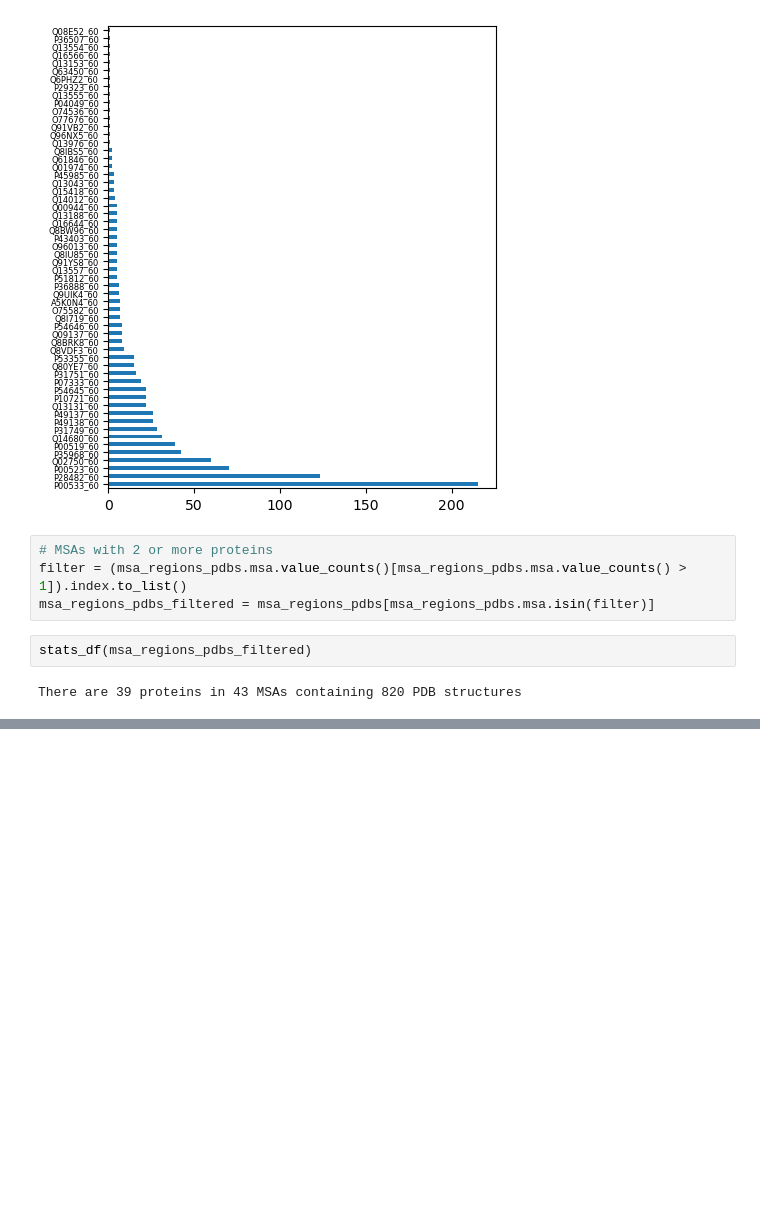
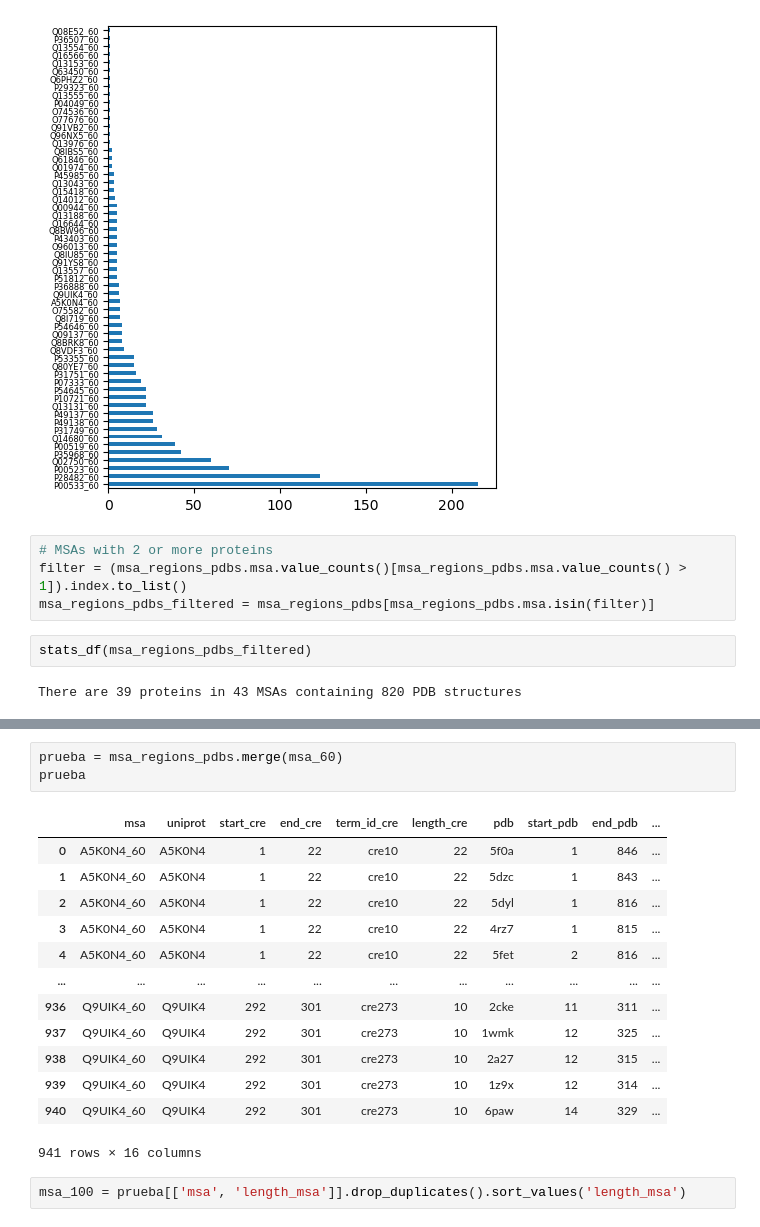
Before and after one commit to alvaro-2/cis-reg, a Jupyter notebook: scripts/map_pdb_orthologs.ipynb, the cells around one changed output, grey strips where cells are left out. Drawn from its saved outputs; the diff is of its cells as text; blank space fills up the shorter version.

```diff
--- a/scripts/map_pdb_orthologs.ipynb
+++ b/scripts/map_pdb_orthologs.ipynb
@@ -355,0 +360,19 @@ msa_regions_pdbs_filtered[msa_regions_pdbs_filtered.pdb.isin(['1z9x', '1wmk', '6
+# %%
+prueba = msa_regions_pdbs.merge(msa_60)
+prueba
+# %% [output]
+|  | msa | uniprot | start_cre | end_cre | term_id_cre | length_cre | pdb | start_pdb | end_pdb | ... |
+| 0 | A5K0N4_60 | A5K0N4 | 1 | 22 | cre10 | 22 | 5f0a | 1 | 846 | ... |
+| 1 | A5K0N4_60 | A5K0N4 | 1 | 22 | cre10 | 22 | 5dzc | 1 | 843 | ... |
+| 2 | A5K0N4_60 | A5K0N4 | 1 | 22 | cre10 | 22 | 5dyl | 1 | 816 | ... |
+| 3 | A5K0N4_60 | A5K0N4 | 1 | 22 | cre10 | 22 | 4rz7 | 1 | 815 | ... |
+| 4 | A5K0N4_60 | A5K0N4 | 1 | 22 | cre10 | 22 | 5fet | 2 | 816 | ... |
+| ... | ... | ... | ... | ... | ... | ... | ... | ... | ... | ... |
+| 936 | Q9UIK4_60 | Q9UIK4 | 292 | 301 | cre273 | 10 | 2cke | 11 | 311 | ... |
+| 937 | Q9UIK4_60 | Q9UIK4 | 292 | 301 | cre273 | 10 | 1wmk | 12 | 325 | ... |
+| 938 | Q9UIK4_60 | Q9UIK4 | 292 | 301 | cre273 | 10 | 2a27 | 12 | 315 | ... |
+| 939 | Q9UIK4_60 | Q9UIK4 | 292 | 301 | cre273 | 10 | 1z9x | 12 | 314 | ... |
+| 940 | Q9UIK4_60 | Q9UIK4 | 292 | 301 | cre273 | 10 | 6paw | 14 | 329 | ... |
+941 rows × 16 columns
+# %%
+msa_100 = prueba[['msa', 'length_msa']].drop_duplicates().sort_values('length_msa')
```
Also changed, not shown: parts of 18 cells of this notebook, 2 other files.
